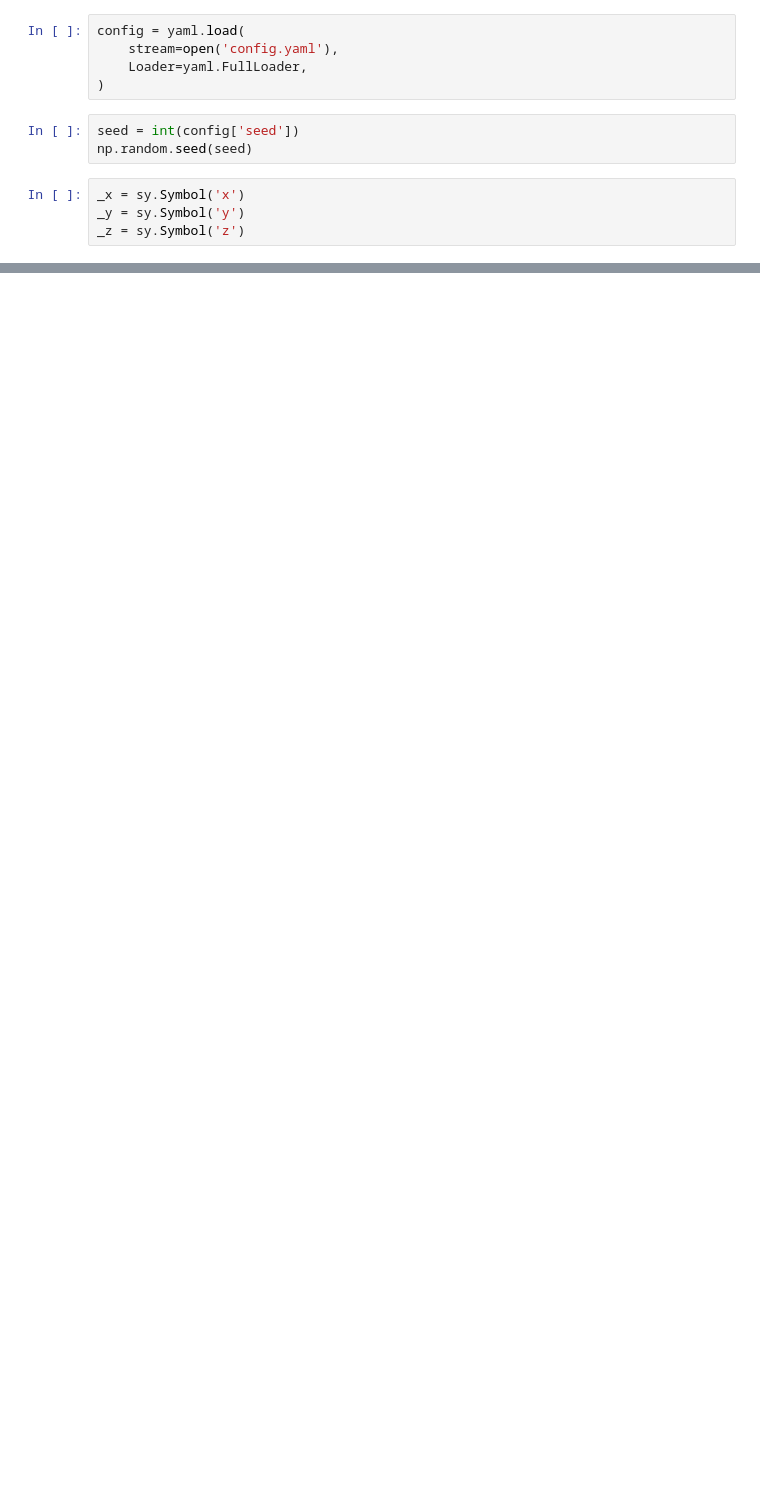
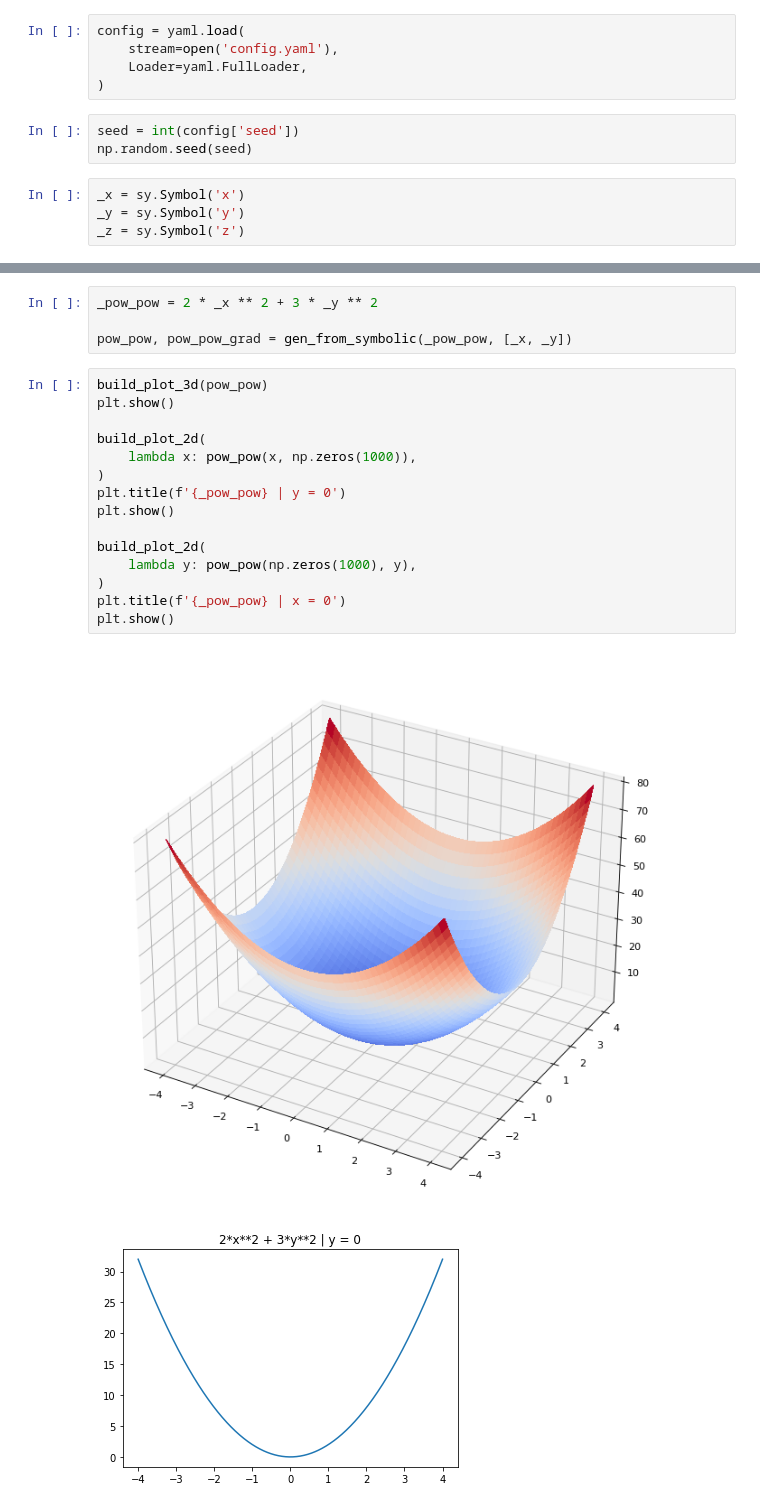
Before and after one commit to IvanMaslov/MethOptLab1, a Jupyter notebook: 01_gradient.ipynb, the cells around one changed output, grey strips where cells are left out. Cells and saved outputs as stored; diff of their text form; blank space fills up the shorter version.

```diff
--- a/01_gradient.ipynb
+++ b/01_gradient.ipynb
@@ -77,0 +108,22 @@ plt.show()
+# %%
+_pow_pow = 2 * _x ** 2 + 3 * _y ** 2
+
+pow_pow, pow_pow_grad = gen_from_symbolic(_pow_pow, [_x, _y])
+# %%
+build_plot_3d(pow_pow)
+plt.show()
+
+build_plot_2d(
+    lambda x: pow_pow(x, np.zeros(1000)),
+)
+plt.title(f'{_pow_pow} | y = 0')
+plt.show()
+
+build_plot_2d(
+    lambda y: pow_pow(np.zeros(1000), y),
+)
+plt.title(f'{_pow_pow} | x = 0')
+plt.show()
+# %% [output]
+[figure, added]
+[figure, added]
```
Also changed, not shown: parts of 46 cells of this notebook, 2 other files.
